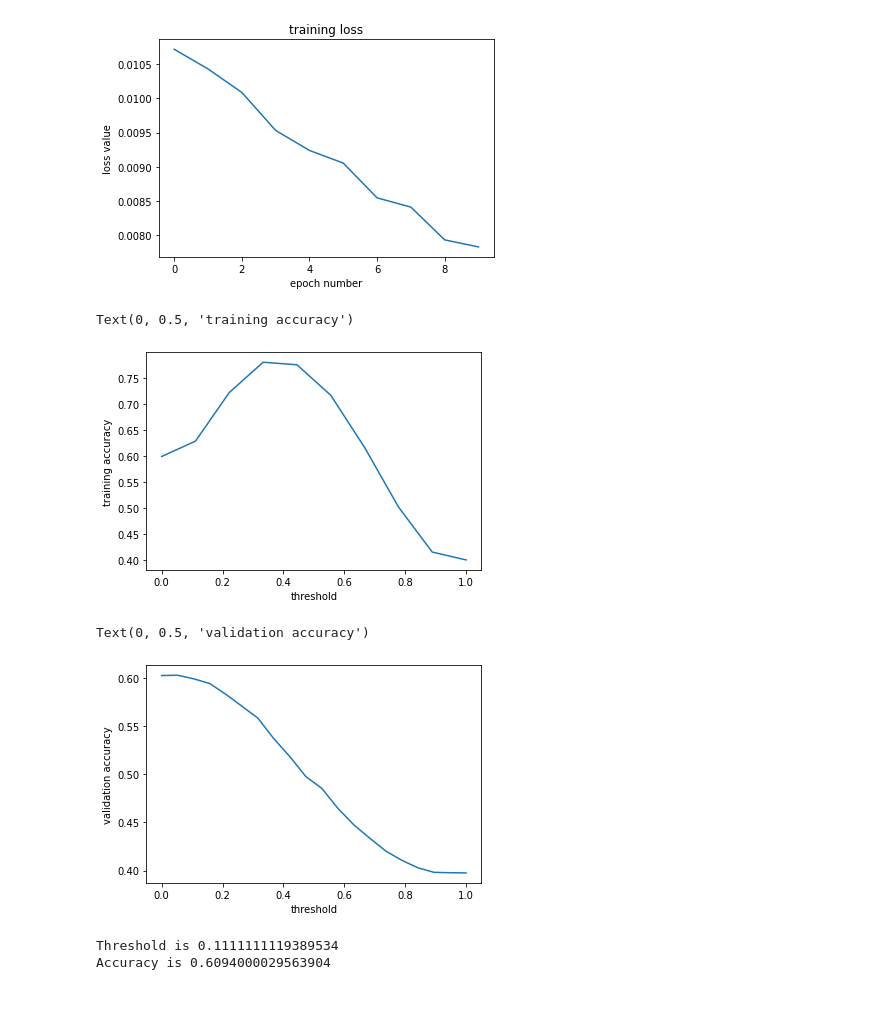
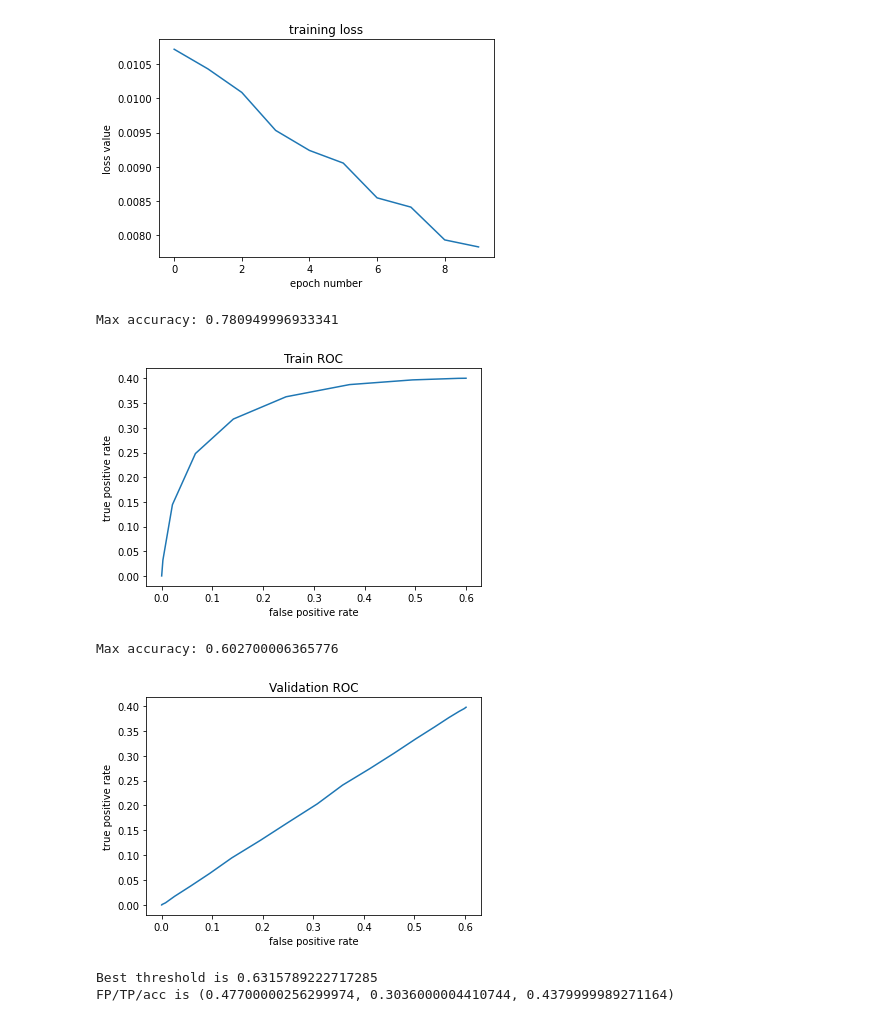
Before and after one commit to mandjevant/tue-deeplearning, a Jupyter notebook: assignments/assignment_1/Assignment_1_peter_triplets.ipynb, the cells around one changed output. Drawn from its saved outputs; the diff is of its cells as text; code cells hidden in the pictures.

Commit message:
plot roc not just accuracy

```diff
--- a/assignments/assignment_1/Assignment_1_peter_triplets.ipynb
+++ b/assignments/assignment_1/Assignment_1_peter_triplets.ipynb
@@ -236,35 +236,4 @@ def fit(epochs, loss_func, model, train_loader, val_loader, opt):
     plt.ylabel("loss value")
 
 
-def test(model, test_loader, threshold=0.5):
-    model = model.eval()
-    running_acc = 0.0
-    with torch.no_grad():
-        for imgs, yb in test_loader:
-            if torch.cuda.is_available():
-                imgs = imgs.cuda()
-                yb = yb.cuda()
-
-            # Embed each img
-            query = model(imgs[:, 0])
-            supports = []
-            for col in range(1, imgs.shape[1]):
-                embed = model(imgs[:, col])
-                supports.append(embed)
-
-            # Calculate euclidean/cosine distance from query to each support
-            cos = nn.CosineSimilarity()
-            # distances = torch.stack([((query - sup)**2).sum(axis=1).sqrt() for sup in supports]).T
-            distances = torch.stack([0.5 - (cos(query, sup) / 2.) for sup in supports]).T
-            # Classify based on given threshold: if support is closer than threshold, it is the same
-            # softmax of euclidean distances: https://arxiv.org/pdf/1703.05175.pdf
-            # ratio measure via softmax: https://arxiv.org/pdf/1412.6622.pdf
-            preds = (distances < threshold).float()
-            # Accuracy = percentage of correctly classified support images
-            running_acc += ((preds == yb).sum() / yb.shape[0] / yb.shape[1]).item()
-
-        test_acc = running_acc / len(test_loader)
-
-        return test_acc
-
 # TODO: show a couple examples of make_triplets
@@ -372,5 +399,5 @@ Test accuracy: 0.5044
 # %%
-# model = Model()
+model = Model()
 
 threshold = 1
 loss_func = nn.TripletMarginWithDistanceLoss(
@@ -431,30 +458,26 @@ Train accuracy:(0.5, 0.7538499953225255)
 Validation accuracy:(0.5, 0.4907000009715557)
 [figure]
 # %%
-# Search for a good threshold on the validation set
-threshold_range = list(torch.linspace(0, 1, 10))
-acc_graph = [test(model, train_loader, t) for t in tqdm(threshold_range)]
-plt.plot(threshold_range, acc_graph)
-plt.xlabel("threshold")
-plt.ylabel("training accuracy")
+results = plot_roc(model, train_loader, torch.linspace(0, 1, 10), desc="Train")
+print(f'Max accuracy: {max(results[2])}')
 # %% [output]
-Text(0, 0.5, 'training accuracy')
+Max accuracy: 0.780949996933341
-[figure, old version]
+[figure, new version]
 # %%
 # Search for a good threshold on the validation set
-threshold_range = list(torch.linspace(0, 1, 20))
-acc_graph = [test(model, validation_loader, t) for t in tqdm(threshold_range)]
-plt.plot(threshold_range, acc_graph)
-plt.xlabel("threshold")
-plt.ylabel("validation accuracy")
+threshold_search = list(torch.linspace(0, 1, 20))
+fps, tps, accs = plot_roc(model, validation_loader, threshold_search, desc="Validation")
+print(f'Max accuracy: {max(accs)}')
 # %% [output]
-Text(0, 0.5, 'validation accuracy')
+Max accuracy: 0.602700006365776
-[figure, old version]
+[figure, new version]
 # %%
-best_threshold = threshold_range[max(range(len(threshold_range)), key=lambda i: acc_graph[i])]
-print(f'Threshold is {best_threshold}')
-acc = test(model, test_loader, best_threshold)
-print(f'Accuracy is {acc}')
+# The best point is the one closest to (0, 1) on the fp/tp curve
+qualities = [1 - (fp ** 2 + (1 - tp) ** 2) for fp, tp in zip(fps, tps)]
+best_threshold = threshold_search[max(range(len(qualities)), key=lambda i: qualities[i])]
+print(f'Best threshold is {best_threshold}')
+res = test(model, test_loader, best_threshold)
+print(f'FP/TP/acc is {res}')
 # %% [output]
-Threshold is 0.1111111119389534
-Accuracy is 0.6094000029563904
+Best threshold is 0.6315789222717285
+FP/TP/acc is (0.47700000256299974, 0.3036000004410744, 0.4379999989271164)
```
Also changed, not shown: parts of 4 cells of this notebook.
